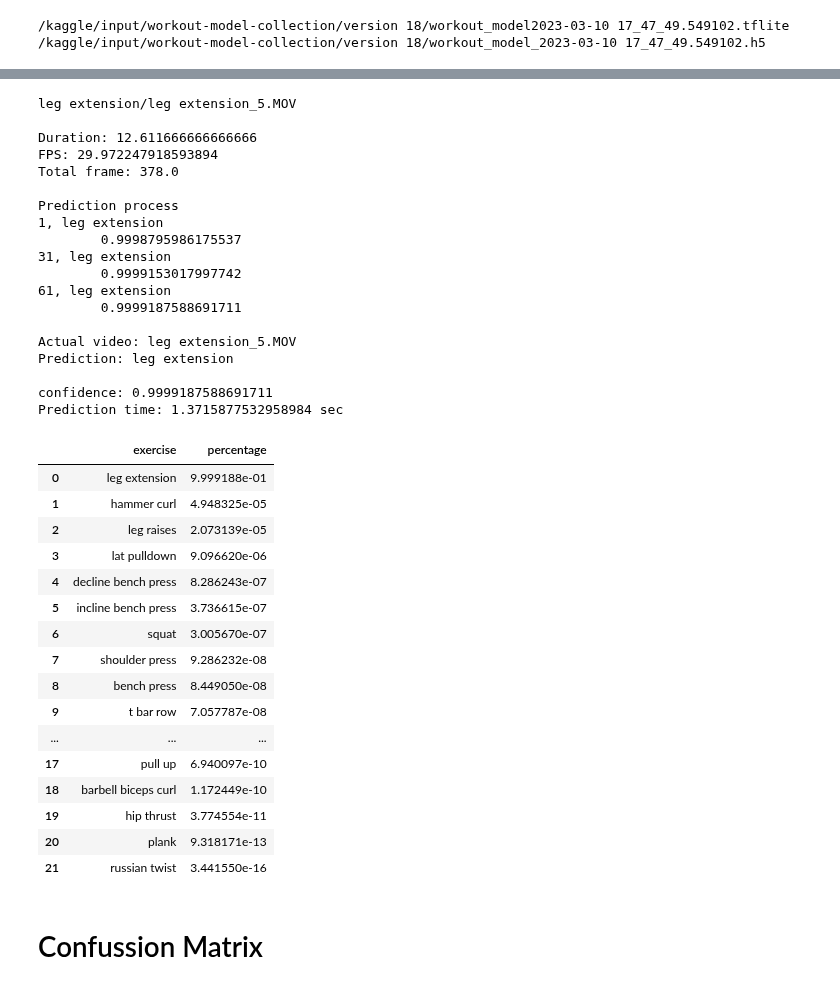
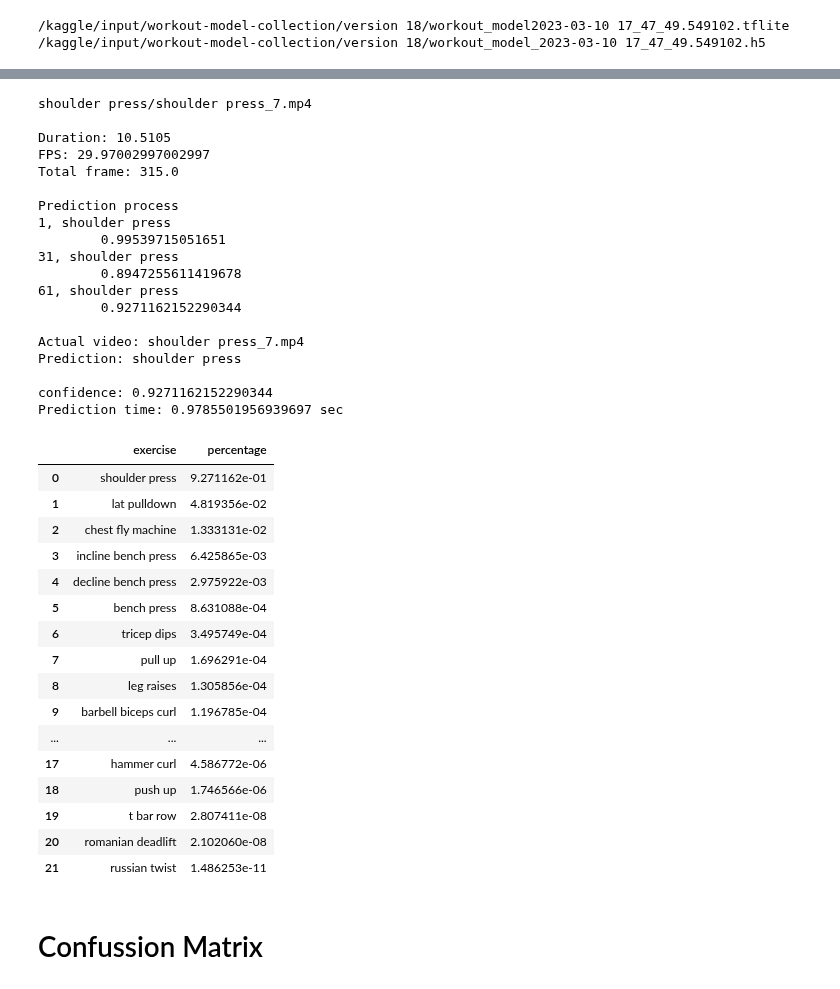
Before and after one commit to HasyimAP/My-Kaggle, a Jupyter notebook: testing-workout-model.ipynb, the cells around one changed output, grey strips where cells are left out. Drawn from its saved outputs; the diff is of its cells as text; code cells hidden in the pictures.

Commit message:
Kaggle Notebook | Testing Workout Model | Version 4

```diff
--- a/testing-workout-model.ipynb
+++ b/testing-workout-model.ipynb
@@ -65,7 +66,7 @@ input_video_file_path = f'../input/workoutfitness-video/{random_classes_names}/{
 
 # import label from txt file
 labels = []
-with open('../input/workout-classification-inceptionv3/workout_label.txt', 'r') as f:
+with open(f'/kaggle/input/workout-model-collection/version {version}/workout_label.txt', 'r') as f:
     for row in f:
         labels.append(row)
 
@@ -154,63 +155,63 @@ while True:
     # break the loop if prediction > 90% and video already more than 2 seconds (fps*2)
     if results[i] >= 0.9 and n >= target_frame:
         break
 
 end_time = time.time()
 
 print(f'\nActual video: {random_file}')
 print(f'Prediction: {text}')
 print(f'confidence: {results[i]}')
 print(f'Prediction time: {end_time - start_time} sec')
 
 # writer.release()
 # video_capture.release()
 
 result_df = pd.DataFrame({'exercise': labels,
                           'percentage': results
                          })
 
 result_df['exercise'] = result_df['exercise'].str.strip()
 result_df = result_df.sort_values('percentage', ascending=False)
 result_df = result_df.reset_index(drop=True)
 
 result_df
 # %% [output]
-leg extension/leg extension_5.MOV
+shoulder press/shoulder press_7.mp4
 
-Duration: 12.611666666666666
-FPS: 29.972247918593894
-Total frame: 378.0
+Duration: 10.5105
+FPS: 29.97002997002997
+Total frame: 315.0
 
 Prediction process
-1, leg extension
-        0.9998795986175537
-31, leg extension
-        0.9999153017997742
-61, leg extension
-        0.9999187588691711
+1, shoulder press
+        0.99539715051651
+31, shoulder press
+        0.8947255611419678
+61, shoulder press
+        0.9271162152290344
 
-Actual video: leg extension_5.MOV
-Prediction: leg extension
+Actual video: shoulder press_7.mp4
+Prediction: shoulder press
 
-confidence: 0.9999187588691711
-Prediction time: 1.3715877532958984 sec
+confidence: 0.9271162152290344
+Prediction time: 0.9785501956939697 sec
 |  | exercise | percentage |
-| 0 | leg extension | 9.999188e-01 |
-| 1 | hammer curl | 4.948325e-05 |
-| 2 | leg raises | 2.073139e-05 |
-| 3 | lat pulldown | 9.096620e-06 |
-| 4 | decline bench press | 8.286243e-07 |
-| 5 | incline bench press | 3.736615e-07 |
-| 6 | squat | 3.005670e-07 |
-| 7 | shoulder press | 9.286232e-08 |
-| 8 | bench press | 8.449050e-08 |
-| 9 | t bar row | 7.057787e-08 |
+| 0 | shoulder press | 9.271162e-01 |
+| 1 | lat pulldown | 4.819356e-02 |
+| 2 | chest fly machine | 1.333131e-02 |
+| 3 | incline bench press | 6.425865e-03 |
+| 4 | decline bench press | 2.975922e-03 |
+| 5 | bench press | 8.631088e-04 |
+| 6 | tricep dips | 3.495749e-04 |
+| 7 | pull up | 1.696291e-04 |
+| 8 | leg raises | 1.305856e-04 |
+| 9 | barbell biceps curl | 1.196785e-04 |
 | ... | ... | ... |
-| 17 | pull up | 6.940097e-10 |
-| 18 | barbell biceps curl | 1.172449e-10 |
-| 19 | hip thrust | 3.774554e-11 |
-| 20 | plank | 9.318171e-13 |
-| 21 | russian twist | 3.441550e-16 |
+| 17 | hammer curl | 4.586772e-06 |
+| 18 | push up | 1.746566e-06 |
+| 19 | t bar row | 2.807411e-08 |
+| 20 | romanian deadlift | 2.102060e-08 |
+| 21 | russian twist | 1.486253e-11 |
 # %% [markdown]
 # Confussion Matrix
 # %%
```
Also changed, not shown: parts of 3 cells of this notebook.
